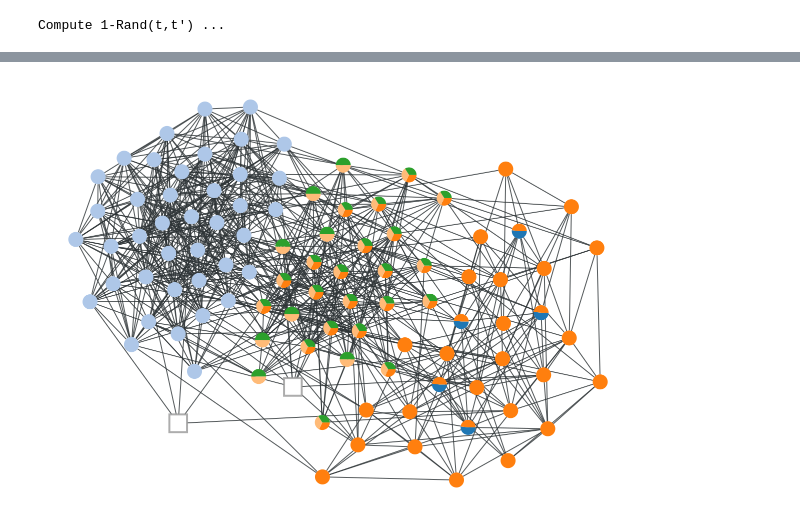
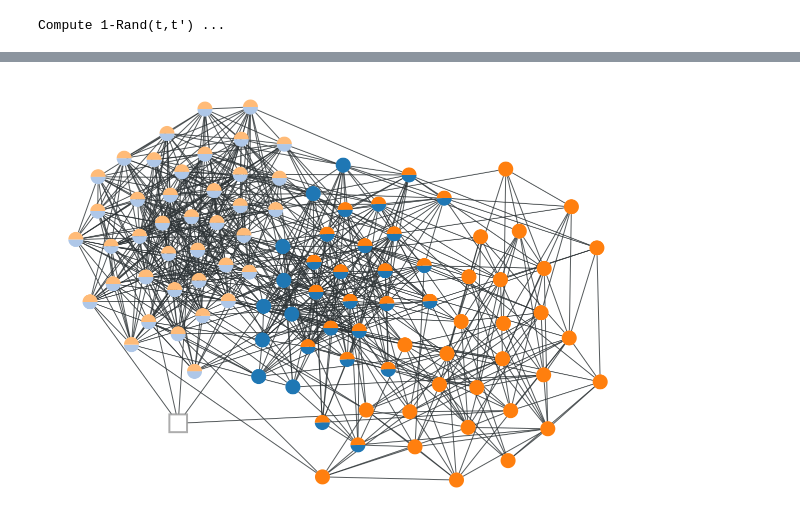
Before and after one commit to barahona-research-group/severability, a Jupyter notebook: notebooks/Example_4.ipynb, the cells around one changed output, grey strips where cells are left out. Cells and saved outputs as stored; diff of their text form; code cells hidden in the pictures.

```diff
--- a/notebooks/Example_4.ipynb
+++ b/notebooks/Example_4.ipynb
@@ -77,9 +40,9 @@ plt.show()
 # %%
 partitions = sev_results['partitions']
 
-partition_to_plot = partitions[0]
+partition_to_plot = partitions[1]
 n_nodes = len(A)
 
 severability.plotting.plot_pie_graph(partition_to_plot, A, n_nodes)
 # %% [output]
-[figure, old version]
+[figure, new version]
```
Also changed, not shown: parts of 4 cells of this notebook, 1 other file.
